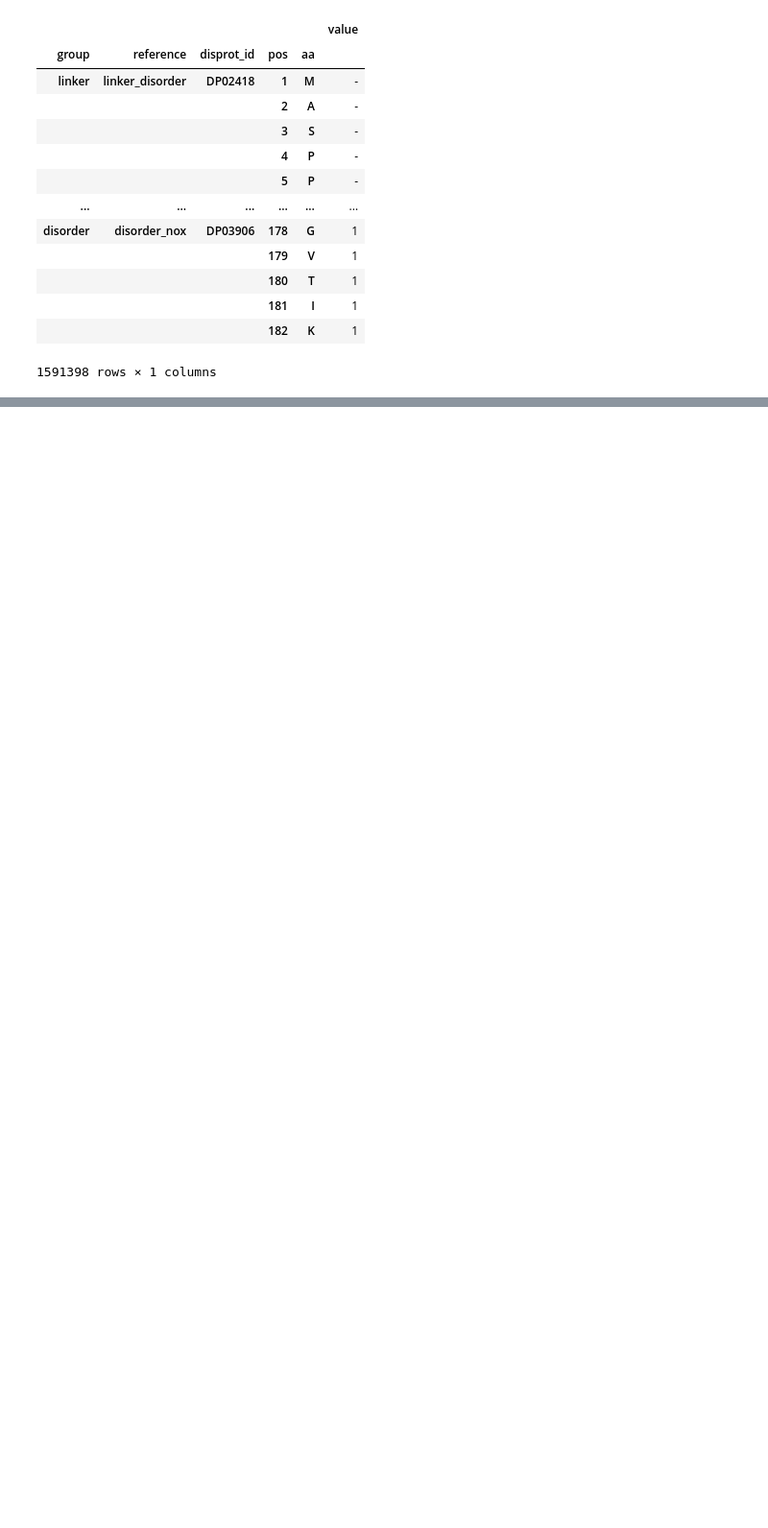
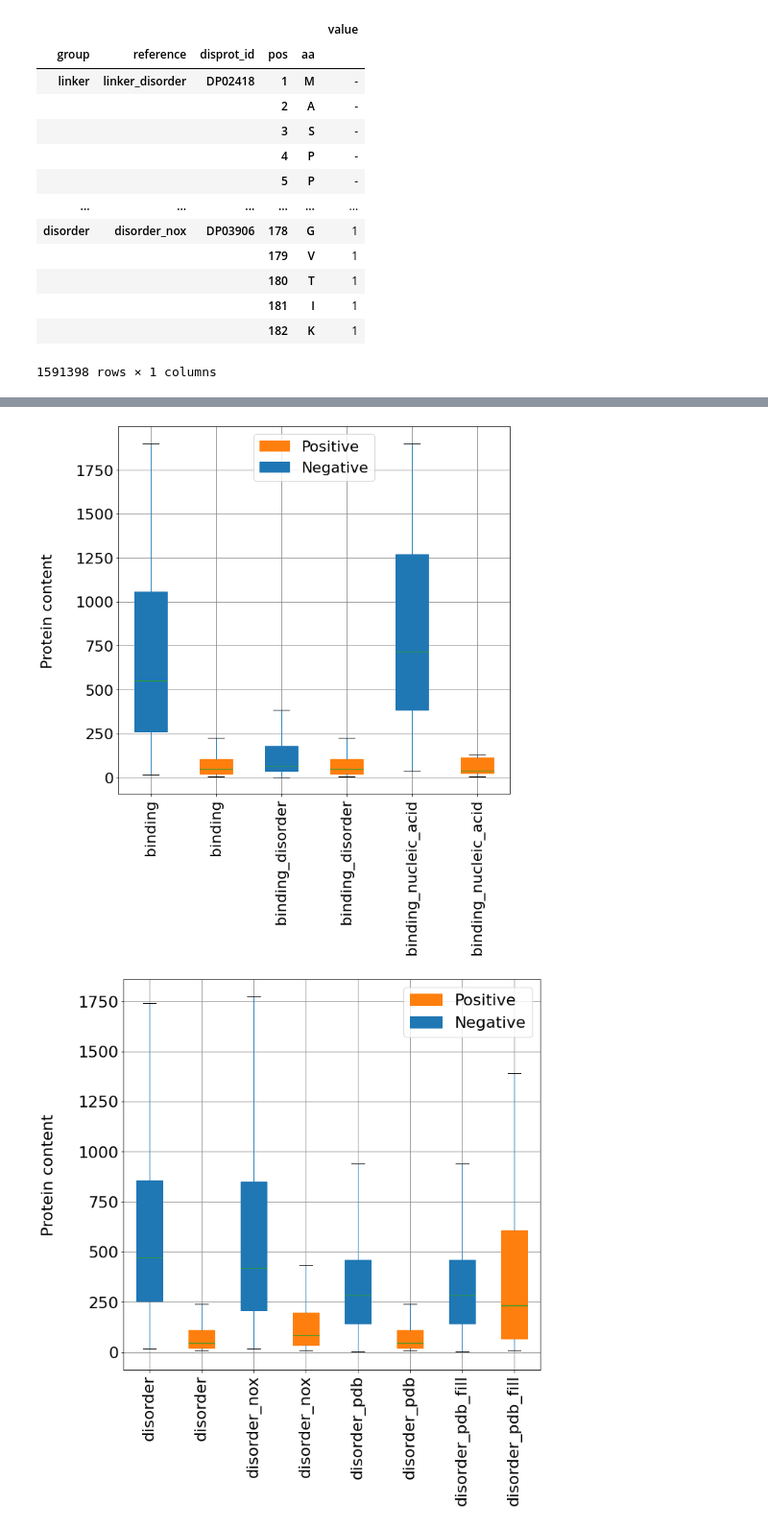
Before and after one commit to BioComputingUP/caid2-reference, a Jupyter notebook: src/references_stats.ipynb, the cells around one changed output, grey strips where cells are left out. Shown at 96% size. Saved outputs shown, nothing was run; the diff lists cells and outputs as text; code cells hidden in the pictures; blank space fills up the shorter version.

```diff
--- a/src/references_stats.ipynb
+++ b/src/references_stats.ipynb
@@ -124,0 +96,33 @@ linker_disorder          51
+# %%
+# Content at the protein level
+for group, df_g in df.reset_index().groupby('group'):
+    df_len = df_g.groupby(['disprot_id', 'reference', 'value']).agg({'pos': 'count'}).droplevel('disprot_id').reset_index()
+    df_len = df_len.loc[df_len['value'] != '-']
+    # print(df_len)
+
+    fig, ax = plt.subplots(figsize=(10, 10))
+    bp = df_len.boxplot(by=['reference', 'value'], ax=ax, showfliers=False, return_type='dict', patch_artist=True)
+    ax.tick_params(axis='x', labelrotation=90)
+    # fill with colors
+    colors = {'0': '#1f77b4', '1': '#ff7f0e'}
+    for patch, (label, df_g) in zip(bp['pos']['boxes'], df_len.groupby(['reference', 'value'])):
+        patch.set_color(colors[label[1]])
+
+    ax.set_ylabel('Protein content', labelpad=30)
+
+    positive = mpatches.Patch(label='Positive', color=colors['1'])
+    negative = mpatches.Patch(label='Negative', color=colors['0'])
+    ax.legend(handles=[positive, negative])
+
+    labels = [item.get_text()[1:-1].split(",")[0] for item in ax.get_xticklabels()]
+    ax.set_xticklabels(labels)
+
+
+    plt.suptitle("")
+    plt.title('')
+    fig.gca().set_xlabel("")
+    fig.savefig("{}/stat_content_{}.png".format(fig_dir, group), dpi=300, bbox_inches='tight')
+    # break
+# %% [output]
+[figure, added]
+[figure, added]
```
Also changed, not shown: parts of 7 cells of this notebook, 5 other files.
